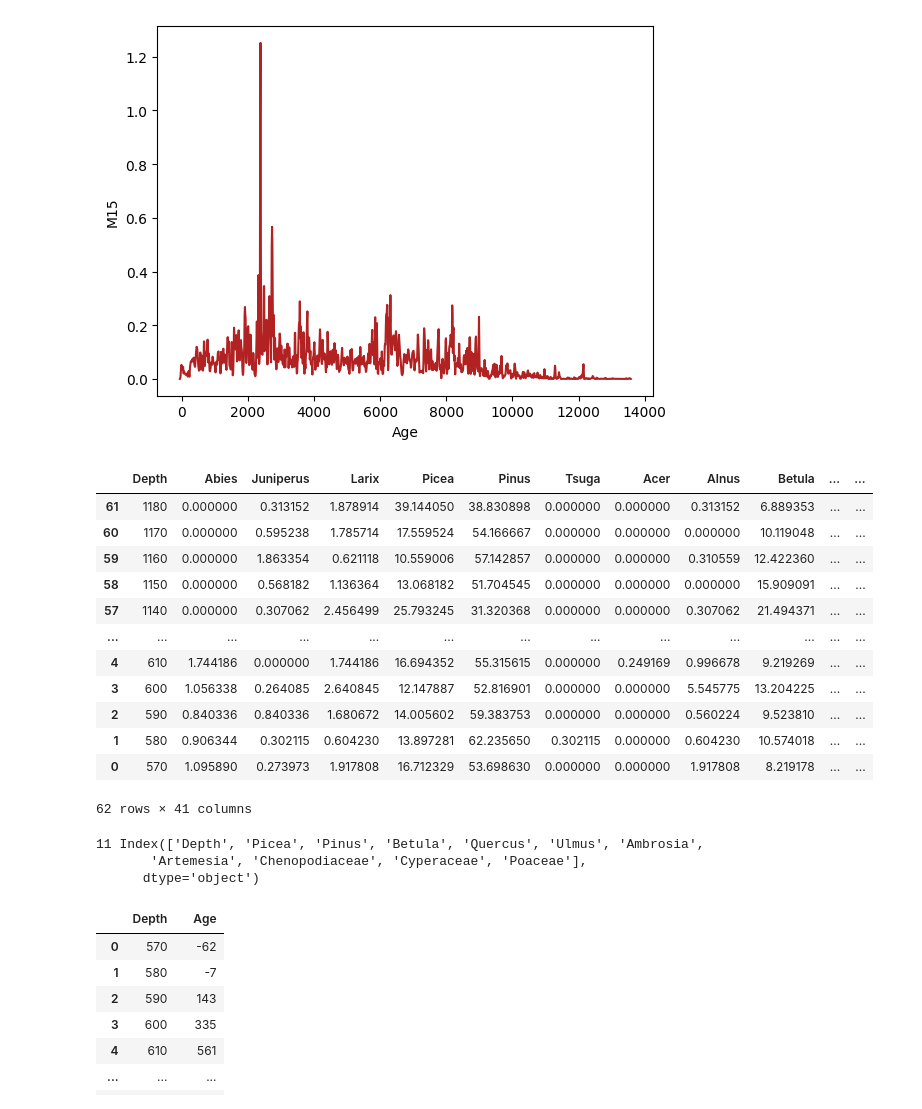
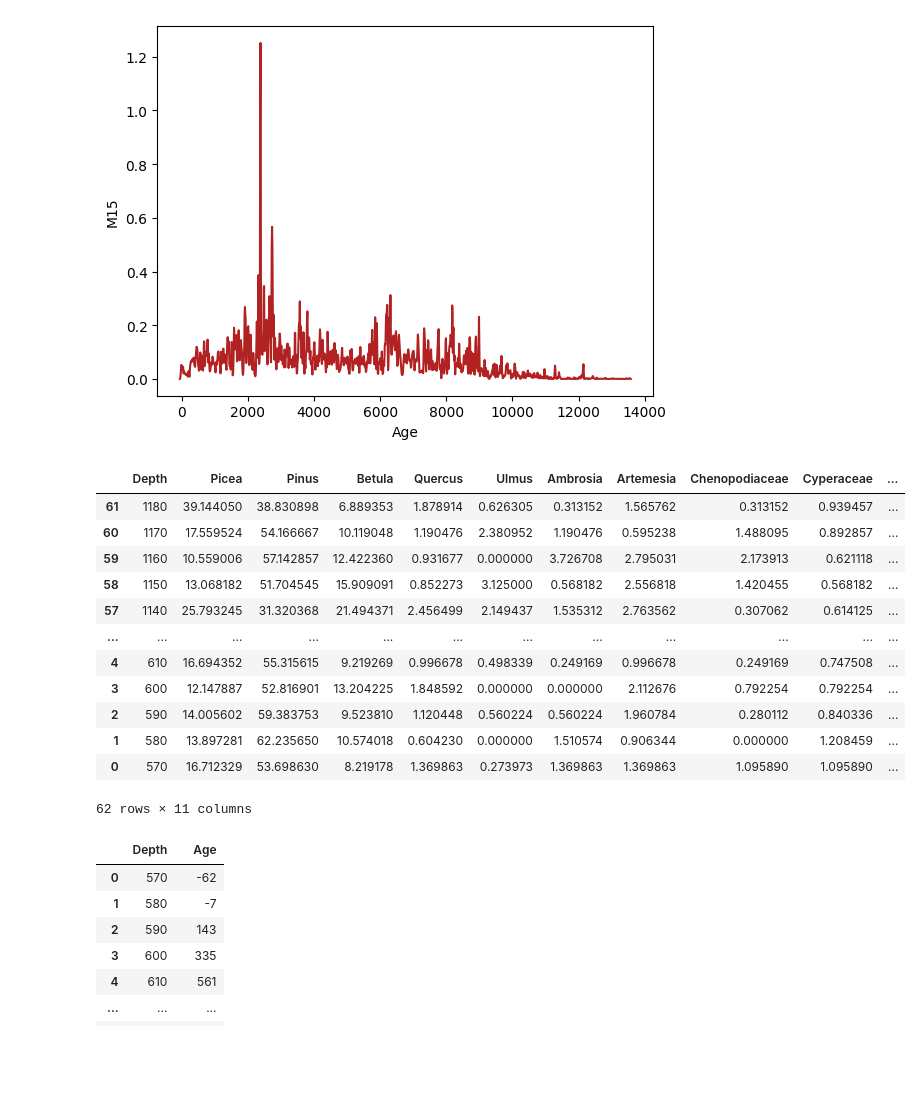
Before and after one commit to Tony-sama/boreal-forest, a Jupyter notebook: 1_data_processing.ipynb, the cells around one changed output. Drawn from its saved outputs; the diff is of its cells as text; code cells hidden in the pictures; blank space fills up the shorter version.

```diff
--- a/1_data_processing.ipynb
+++ b/1_data_processing.ipynb
@@ -53,19 +54,25 @@ sns.lineplot(df_charcoal, x="Age", y=CHARCOAL_ID, color="firebrick")
 # %%
 df_pollen = pd.read_csv("data/boreal_forest/"+CHARCOAL_ID+"_spec.csv")
 df_pollen = df_pollen.rename(columns={"Profondeur": "Depth"}).sort_values(by="Depth", ascending=False)
 df_pollen.columns = df_pollen.columns.str.strip()
+df_pollen = df_pollen[[c for c in df_pollen.columns if c in FEATURES or c == "Depth"]]
 display(df_pollen)
+
+if False:
+    df_synth = pd.read_csv("tmp/df_synth.csv")
+    df_pollen = pd.merge(df_pollen,df_synth,on="Depth")
+    display(df_pollen)
 # %% [output]
-|  | Depth | Abies | Juniperus | Larix | Picea | Pinus | Tsuga | Acer | Alnus | Betula | ... | ... |
-| 61 | 1180 | 0.000000 | 0.313152 | 1.878914 | 39.144050 | 38.830898 | 0.000000 | 0.000000 | 0.313152 | 6.889353 | ... | ... |
-| 60 | 1170 | 0.000000 | 0.595238 | 1.785714 | 17.559524 | 54.166667 | 0.000000 | 0.000000 | 0.000000 | 10.119048 | ... | ... |
-| 59 | 1160 | 0.000000 | 1.863354 | 0.621118 | 10.559006 | 57.142857 | 0.000000 | 0.000000 | 0.310559 | 12.422360 | ... | ... |
-| 58 | 1150 | 0.000000 | 0.568182 | 1.136364 | 13.068182 | 51.704545 | 0.000000 | 0.000000 | 0.000000 | 15.909091 | ... | ... |
-| 57 | 1140 | 0.000000 | 0.307062 | 2.456499 | 25.793245 | 31.320368 | 0.000000 | 0.000000 | 0.307062 | 21.494371 | ... | ... |
-| ... | ... | ... | ... | ... | ... | ... | ... | ... | ... | ... | ... | ... |
-| 4 | 610 | 1.744186 | 0.000000 | 1.744186 | 16.694352 | 55.315615 | 0.000000 | 0.249169 | 0.996678 | 9.219269 | ... | ... |
-| 3 | 600 | 1.056338 | 0.264085 | 2.640845 | 12.147887 | 52.816901 | 0.000000 | 0.000000 | 5.545775 | 13.204225 | ... | ... |
-| 2 | 590 | 0.840336 | 0.840336 | 1.680672 | 14.005602 | 59.383753 | 0.000000 | 0.000000 | 0.560224 | 9.523810 | ... | ... |
-| 1 | 580 | 0.906344 | 0.302115 | 0.604230 | 13.897281 | 62.235650 | 0.302115 | 0.000000 | 0.604230 | 10.574018 | ... | ... |
-| 0 | 570 | 1.095890 | 0.273973 | 1.917808 | 16.712329 | 53.698630 | 0.000000 | 0.000000 | 1.917808 | 8.219178 | ... | ... |
+|  | Depth | Picea | Pinus | Betula | Quercus | Ulmus | Ambrosia | Artemesia | Chenopodiaceae | Cyperaceae | ... |
+| 61 | 1180 | 39.144050 | 38.830898 | 6.889353 | 1.878914 | 0.626305 | 0.313152 | 1.565762 | 0.313152 | 0.939457 | ... |
+| 60 | 1170 | 17.559524 | 54.166667 | 10.119048 | 1.190476 | 2.380952 | 1.190476 | 0.595238 | 1.488095 | 0.892857 | ... |
+| 59 | 1160 | 10.559006 | 57.142857 | 12.422360 | 0.931677 | 0.000000 | 3.726708 | 2.795031 | 2.173913 | 0.621118 | ... |
+| 58 | 1150 | 13.068182 | 51.704545 | 15.909091 | 0.852273 | 3.125000 | 0.568182 | 2.556818 | 1.420455 | 0.568182 | ... |
+| 57 | 1140 | 25.793245 | 31.320368 | 21.494371 | 2.456499 | 2.149437 | 1.535312 | 2.763562 | 0.307062 | 0.614125 | ... |
+| ... | ... | ... | ... | ... | ... | ... | ... | ... | ... | ... | ... |
+| 4 | 610 | 16.694352 | 55.315615 | 9.219269 | 0.996678 | 0.498339 | 0.249169 | 0.996678 | 0.249169 | 0.747508 | ... |
+| 3 | 600 | 12.147887 | 52.816901 | 13.204225 | 1.848592 | 0.000000 | 0.000000 | 2.112676 | 0.792254 | 0.792254 | ... |
+| 2 | 590 | 14.005602 | 59.383753 | 9.523810 | 1.120448 | 0.560224 | 0.560224 | 1.960784 | 0.280112 | 0.840336 | ... |
+| 1 | 580 | 13.897281 | 62.235650 | 10.574018 | 0.604230 | 0.000000 | 1.510574 | 0.906344 | 0.000000 | 1.208459 | ... |
+| 0 | 570 | 16.712329 | 53.698630 | 8.219178 | 1.369863 | 0.273973 | 1.369863 | 1.369863 | 1.095890 | 1.095890 | ... |
-62 rows × 41 columns
+62 rows × 11 columns
@@ -79,18 +79,3 @@ if DEBUG:
-# %%
-df_pollen = df_pollen[[c for c in df_pollen.columns if c in FEATURES or c == "Depth"]]
-
-print(len(df_pollen.columns), df_pollen.columns)
-
-if DEBUG:
-    for col in df_pollen.columns:
-        if col != "Depth":
-            sns.lineplot(df_pollen, x="Depth", y=col)
-            plt.show()
-            plt.clf()
-# %% [output]
-11 Index(['Depth', 'Picea', 'Pinus', 'Betula', 'Quercus', 'Ulmus', 'Ambrosia',
-       'Artemesia', 'Chenopodiaceae', 'Cyperaceae', 'Poaceae'],
-      dtype='object')
 # %%
 df_depth = pd.read_csv("data/boreal_forest/"+CHARCOAL_ID+"_depths.csv", usecols=["depths", "Age"])
 df_depth = df_depth.rename(columns={"depths":"Depth"})
```
Also changed, not shown: parts of 13 cells of this notebook, 4 other files.
